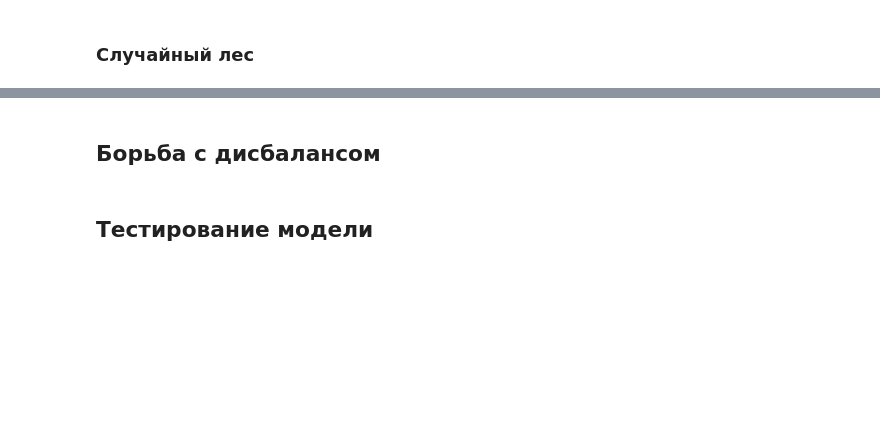
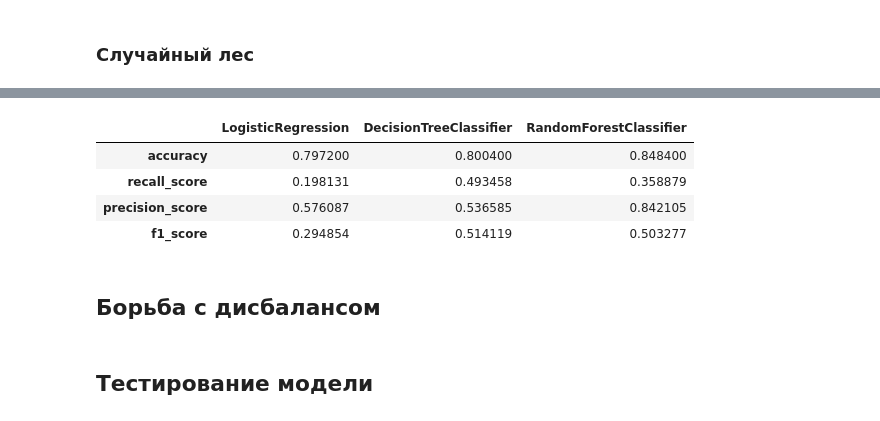
Before and after one commit to Shurick-G/practicum, a Jupyter notebook: churn/Churn_predict.ipynb, the cells around one changed output, grey strips where cells are left out. Saved outputs shown, nothing was run; the diff lists cells and outputs as text; code cells hidden in the pictures; blank space fills up the shorter version.

```diff
--- a/churn/Churn_predict.ipynb
+++ b/churn/Churn_predict.ipynb
@@ -178,3 +183,5 @@ target.mean()
 0.2037
 # %% [markdown]
 Дисбаланс классов в сторну значения `0` сотавляет 80%. Для начала поробуем построить модели и изучить модели не обращая снимания на дисбаланс
+# %%
+models_chars = {}
@@ -212,3 +310,11 @@ best accuracy_score: 0.8544
+# %%
+pd.DataFrame(models_chars)
+# %% [output]
+|  | LogisticRegression | DecisionTreeClassifier | RandomForestClassifier |
+| accuracy | 0.797200 | 0.800400 | 0.848400 |
+| recall_score | 0.198131 | 0.493458 | 0.358879 |
+| precision_score | 0.576087 | 0.536585 | 0.842105 |
+| f1_score | 0.294854 | 0.514119 | 0.503277 |
 # %% [markdown]
 ## Борьба с дисбалансом
 # %% [markdown]
```
Also changed, not shown: parts of 8 cells of this notebook.
